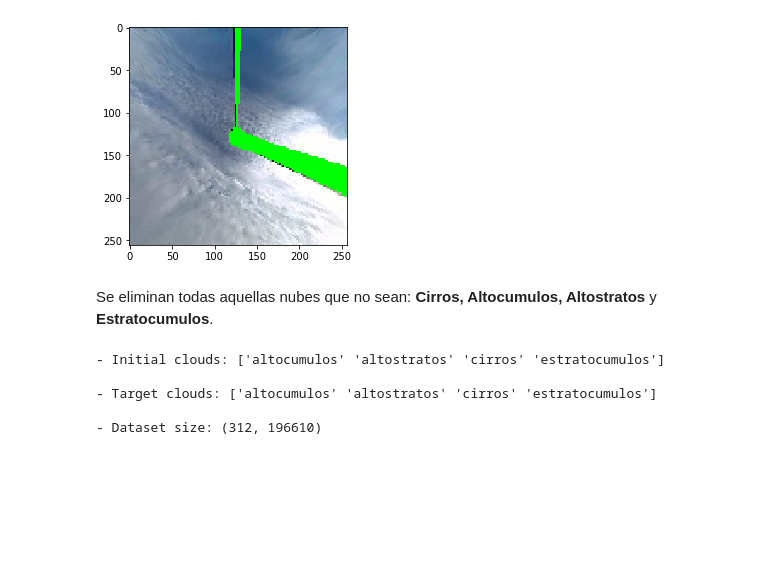
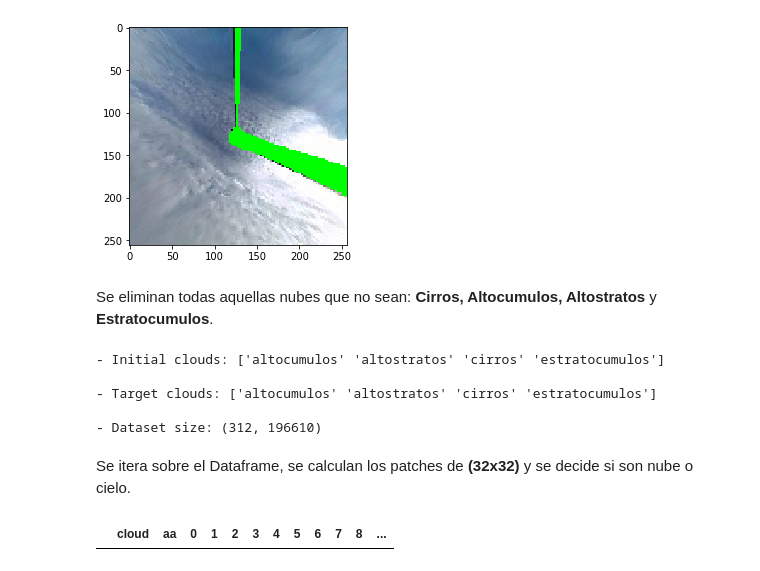
Before and after one commit to labellson/cloud-characterization-pytorch, a Jupyter notebook: 1-Dataset-Formatting.ipynb, the cells around one changed output. Saved outputs shown, nothing was run; the diff lists cells and outputs as text; code cells hidden in the pictures; blank space fills up the shorter version.

Commit message:
Started the final dataframe formatting

```diff
--- a/1-Dataset-Formatting.ipynb
+++ b/1-Dataset-Formatting.ipynb
@@ -64,3 +64,5 @@ print('\n- Dataset size: {}'.format(clouds_pd.shape))
 - Target clouds: ['altocumulos' 'altostratos' 'cirros' 'estratocumulos']
 
 - Dataset size: (312, 196610)
+# %% [markdown]
+Se itera sobre el Dataframe, se calculan los patches de **(32x32)** y se decide si son nube o cielo.
@@ -66,0 +78,4 @@ print('\n- Dataset size: {}'.format(clouds_pd.shape))
+# %%
+pd.DataFrame(columns=['cloud', 'aa', *range(10)])
+# %% [output]
+|  | cloud | aa | 0 | 1 | 2 | 3 | 4 | 5 | 6 | 7 | 8 | ... |
```
Also changed, not shown: parts of 1 cell of this notebook.
